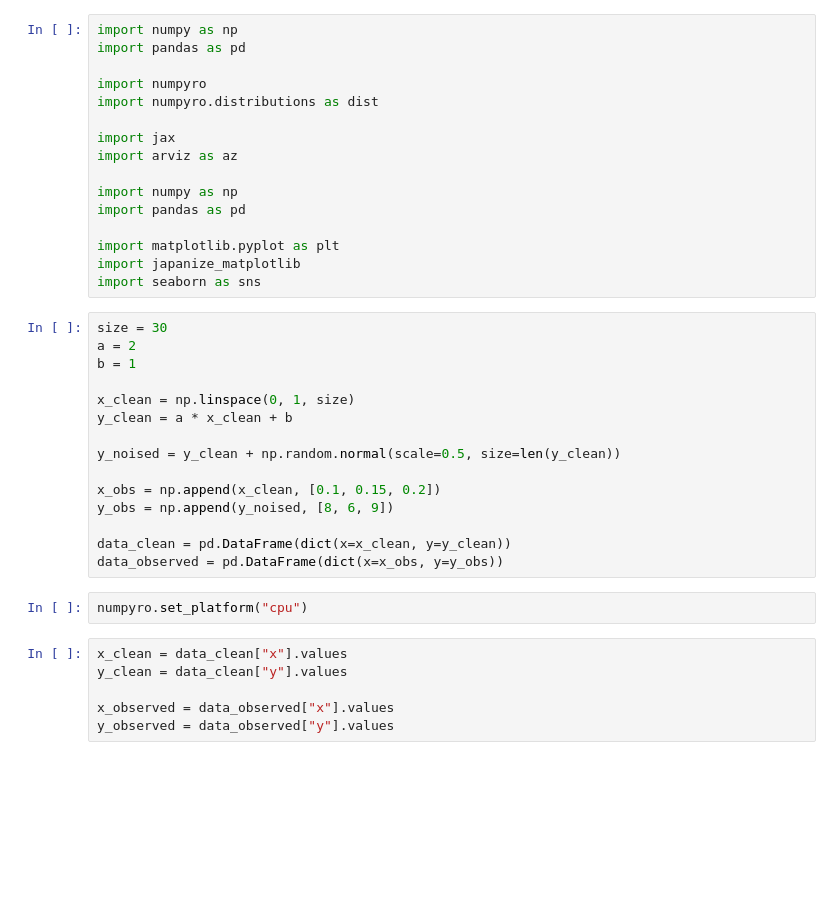
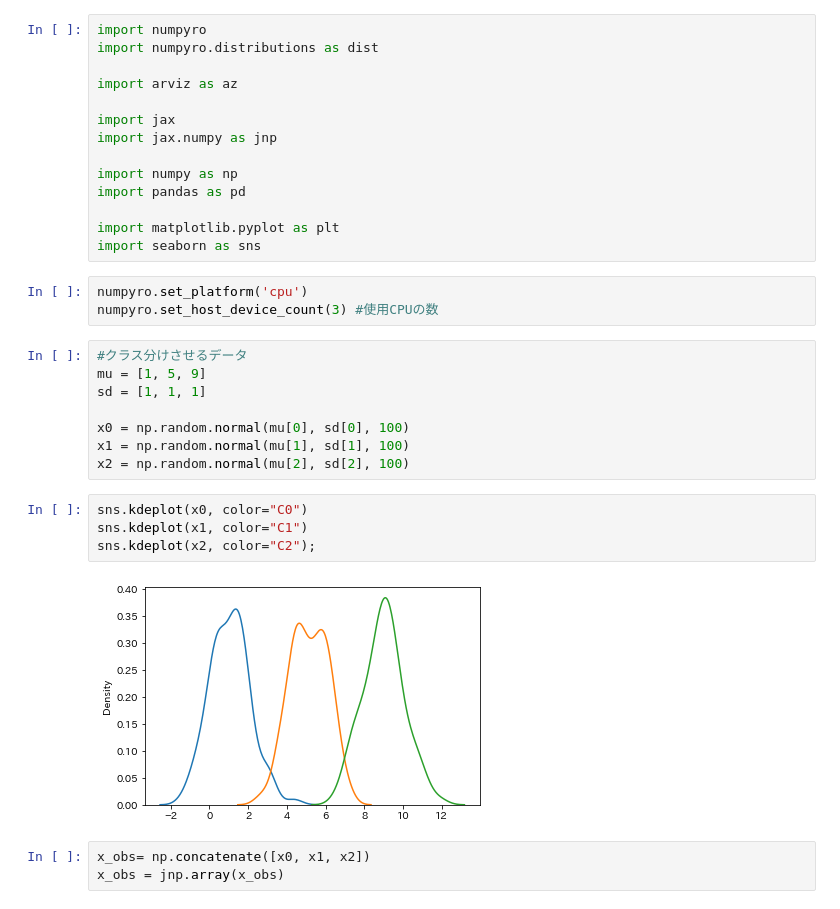
Before and after one commit to gomi-kuzu/practice_bayes_by_py, a Jupyter notebook: Ud_NPR_Ad_Sec2.ipynb, the cells around one changed output. Drawn from its saved outputs; the diff is of its cells as text; blank space fills up the shorter version.

```diff
--- a/Ud_NPR_Ad_Sec2.ipynb
+++ b/Ud_NPR_Ad_Sec2.ipynb
@@ -1,39 +3,34 @@
 # %%
-import numpy as np
-import pandas as pd
-
 import numpyro
 import numpyro.distributions as dist
 
+import arviz as az
+
 import jax
-import arviz as az
+import jax.numpy as jnp
 
 import numpy as np
 import pandas as pd
 
 import matplotlib.pyplot as plt
-import japanize_matplotlib
 import seaborn as sns
-# %%
-size = 30
-a = 2
-b = 1
-
-x_clean = np.linspace(0, 1, size)
-y_clean = a * x_clean + b
-
-y_noised = y_clean + np.random.normal(scale=0.5, size=len(y_clean))
-
-x_obs = np.append(x_clean, [0.1, 0.15, 0.2])
-y_obs = np.append(y_noised, [8, 6, 9])
-
-data_clean = pd.DataFrame(dict(x=x_clean, y=y_clean))
-data_observed = pd.DataFrame(dict(x=x_obs, y=y_obs))
 # %%
-numpyro.set_platform("cpu")
+numpyro.set_platform('cpu')
+numpyro.set_host_device_count(3) #使用CPUの数
-# %%
-x_clean = data_clean["x"].values
-y_clean = data_clean["y"].values
-
-x_observed = data_observed["x"].values
-y_observed = data_observed["y"].values
+# %%
+#クラス分けさせるデータ
+mu = [1, 5, 9]
+sd = [1, 1, 1]
+
+x0 = np.random.normal(mu[0], sd[0], 100)
+x1 = np.random.normal(mu[1], sd[1], 100)
+x2 = np.random.normal(mu[2], sd[2], 100)
+# %%
+sns.kdeplot(x0, color="C0")
+sns.kdeplot(x1, color="C1")
+sns.kdeplot(x2, color="C2");
+# %% [output]
+[figure, added]
+# %%
+x_obs= np.concatenate([x0, x1, x2])
+x_obs = jnp.array(x_obs)
```
Also changed, not shown: parts of 24 cells of this notebook.
